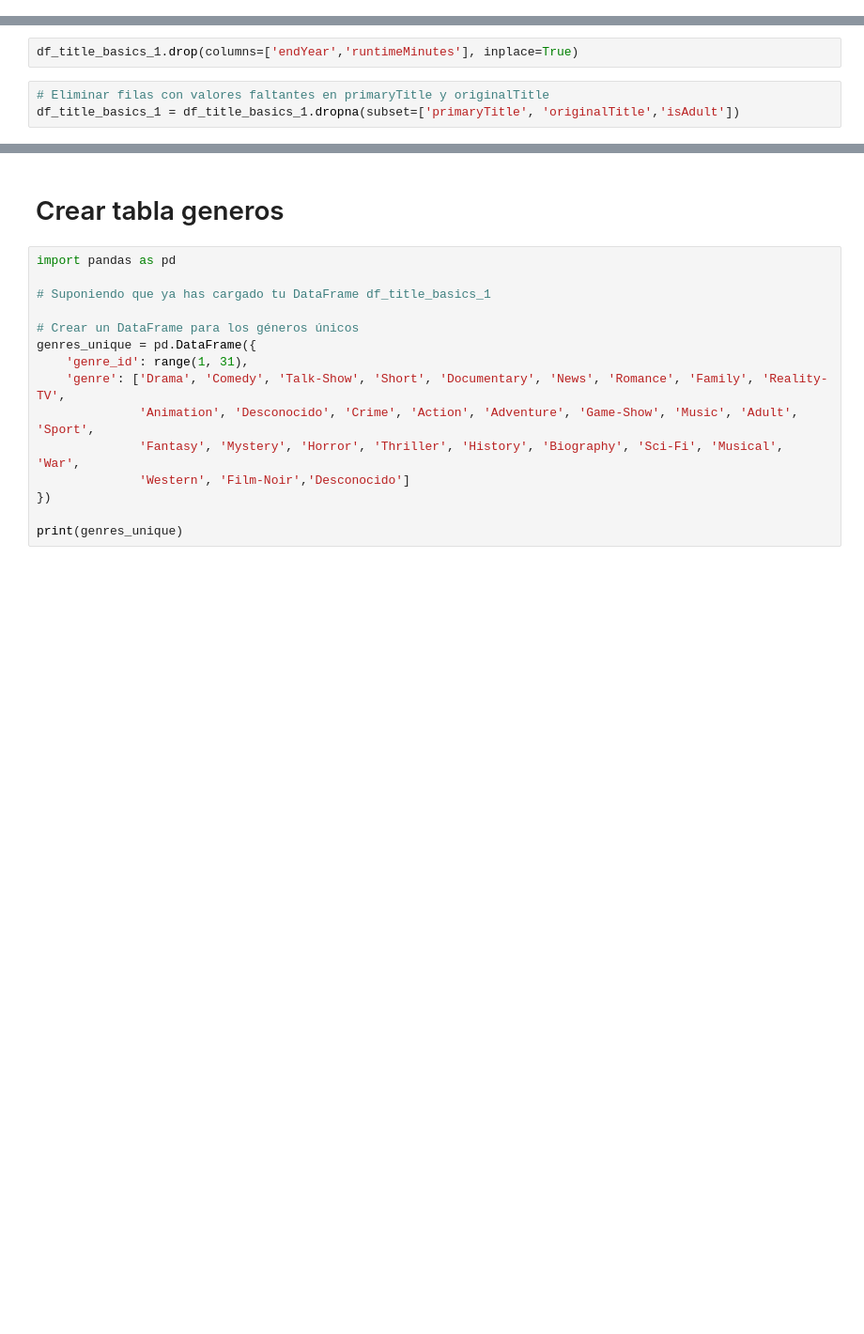
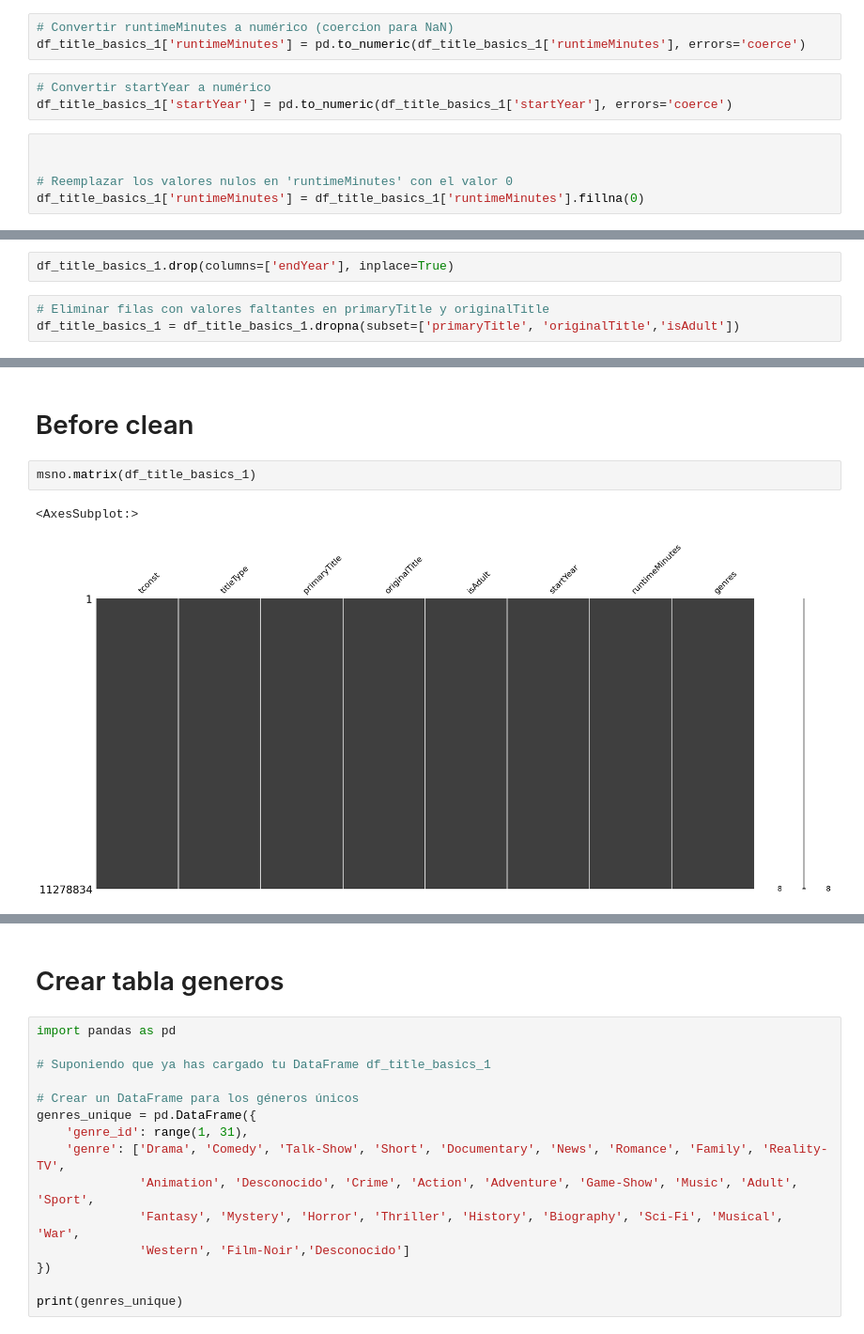
Before and after one commit to JaimeIngenia/PerfilPython_CienciaDatos, a Jupyter notebook: Becarios/tarea2/relacionesTitleBasics1.ipynb, the cells around one changed output, grey strips where cells are left out. Shown at 94% size. Drawn from its saved outputs; the diff is of its cells as text; blank space fills up the shorter version.

```diff
--- a/Becarios/tarea2/relacionesTitleBasics1.ipynb
+++ b/Becarios/tarea2/relacionesTitleBasics1.ipynb
@@ -75,10 +113,21 @@ modo_startYear = df_title_basics_1['startYear'].mode()[0]
 
 # Imputar valores faltantes en startYear con el valor más frecuente
 df_title_basics_1['startYear'].fillna(modo_startYear, inplace=True)
+# %%
+# Convertir runtimeMinutes a numérico (coercion para NaN)
+df_title_basics_1['runtimeMinutes'] = pd.to_numeric(df_title_basics_1['runtimeMinutes'], errors='coerce')
+# %%
+# Convertir startYear a numérico
+df_title_basics_1['startYear'] = pd.to_numeric(df_title_basics_1['startYear'], errors='coerce')
+# %%
+
+
+# Reemplazar los valores nulos en 'runtimeMinutes' con el valor 0
+df_title_basics_1['runtimeMinutes'] = df_title_basics_1['runtimeMinutes'].fillna(0)
 # %% [markdown]
 ###### Eliminar
 # %%
-df_title_basics_1.drop(columns=['endYear','runtimeMinutes'], inplace=True)
+df_title_basics_1.drop(columns=['endYear'], inplace=True)
 # %%
 # Eliminar filas con valores faltantes en primaryTitle y originalTitle
 df_title_basics_1 = df_title_basics_1.dropna(subset=['primaryTitle', 'originalTitle','isAdult'])
@@ -85,3 +146,10 @@ df_title_basics_1 = df_title_basics_1.dropna(subset=['primaryTitle', 'originalTi
+# %% [markdown]
+# Before clean
+# %%
+msno.matrix(df_title_basics_1)
+# %% [output]
+<AxesSubplot:>
+[figure, added]
 # %%
 df_title_basics_1.info()
 # %% [output]
```
Also changed, not shown: parts of 10 cells of this notebook, 6 other files.
